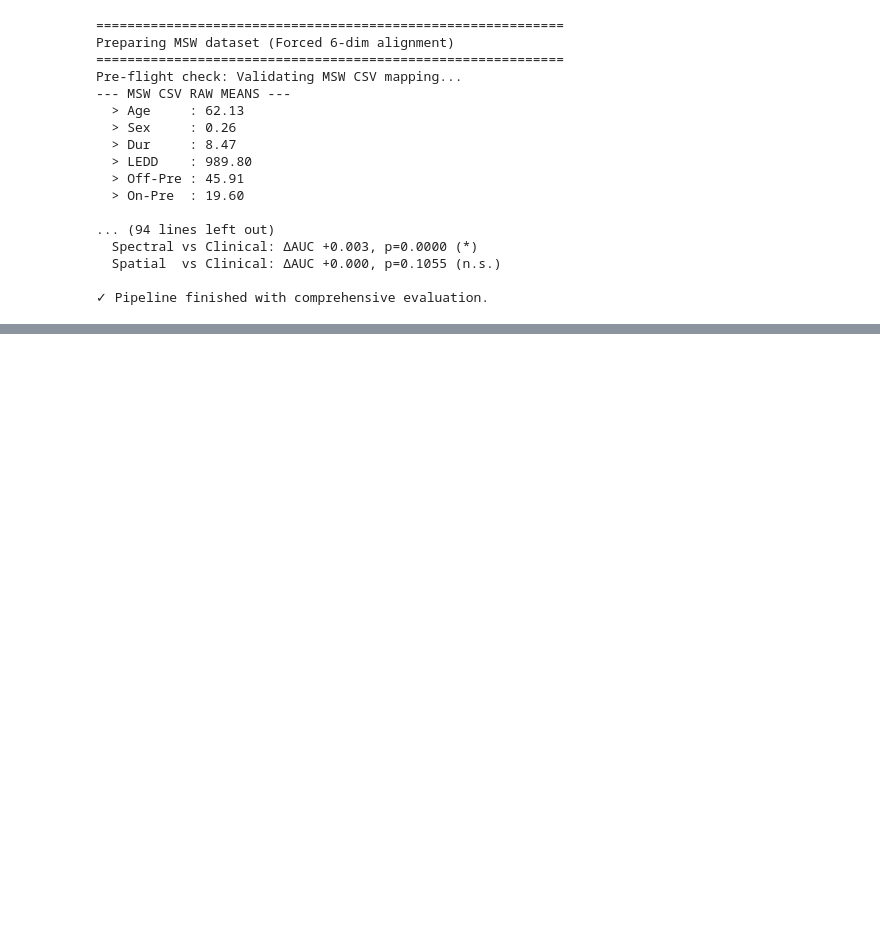
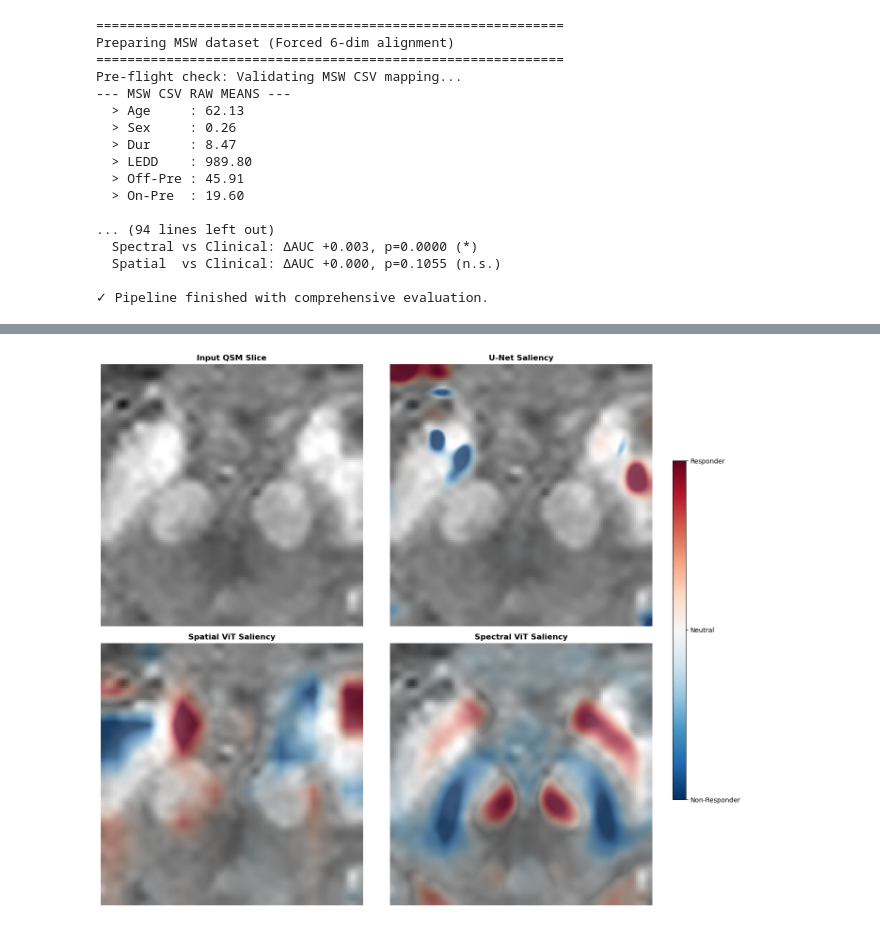
Before and after one commit to agr78/spectralViT, a Jupyter notebook: zvit.ipynb, the cells around one changed output, grey strips where cells are left out. Drawn from its saved outputs; the diff is of its cells as text; code cells hidden in the pictures; blank space fills up the shorter version.

```diff
--- a/zvit.ipynb
+++ b/zvit.ipynb
@@ -49,7 +49,7 @@ def compute_comprehensive_metrics(y_true, y_prob, threshold):
     }
 
 # Configuration
-device = torch.device("cuda:3" if torch.cuda.is_available() else "cpu")
+device = torch.device("cuda:1" if torch.cuda.is_available() else "cpu")
 N_FOLDS = 5
 EPOCHS = 100
 JITTER_STD = 0.1
@@ -304,6 +304,7 @@ print("STEP 3: FINAL CROSS-VALIDATION EVALUATION")
 print("="*60)
 
 eval_skf = StratifiedKFold(n_splits=N_FOLDS, shuffle=True, random_state=0)
+clinical_fold_weights = []
 all_cv_probs_ct, all_cv_probs_sp, all_cv_probs_va, all_cv_labels = [], [], [], []
 fold_preds_ct, fold_preds_sp, fold_preds_spatial = [], [], []
 fold_thresholds_ct, fold_thresholds_sp, fold_thresholds_va = [], [], []
@@ -336,7 +337,7 @@ for fold_idx, (train_subj_idx, val_subj_idx) in enumerate(eval_skf.split(unique_
         loss = criterion(m_ct(X_train_clin_t + torch.randn_like(X_train_clin_t)*JITTER_STD), y_train_t, weight=w)
         loss.backward(); opt_ct.step()
     m_ct.eval(); [p.requires_grad_(False) for p in m_ct.parameters()]
-
+    clinical_fold_weights.append(m_ct.state_dict())
     m_sp = ResidualSpectral(m_ct, SpectralViT(n_inputs=N_PCA_COMPONENTS)).to(device)
     opt_sp = optim.Adam(m_sp.m_res.parameters(), lr=1e-4)
     for _ in range(EPOCHS):
@@ -428,0 +895,82 @@ Pre-flight check: Validating MSW CSV mapping...
+# %%
+def find_most_agreed_slice(f_pca, m_sp, m_va, m_un, X_te_raw, X_te_pca, subj_idx, slices_per_subj=71):
+    """
+    Identifies the best slice within the middle +/- 2 slices of a subject.
+    """
+    m_sp.eval(); m_va.eval(); m_un.eval()
+    device = next(m_un.parameters()).device
+
+    # Calculate the central slice index for this subject
+    subj_start = subj_idx * slices_per_subj
+    central_rel_idx = slices_per_subj // 2
+
+    # Define the 5-slice window: [center-2, center-1, center, center+1, center+2]
+    search_window = range(central_rel_idx - 2, central_rel_idx + 3)
+
+    consensus_scores = []
+    global_indices = []
+
+    for rel_idx in search_window:
+        idx = subj_start + rel_idx
+        global_indices.append(idx)
+
+        # --- 1. U-Net Saliency ---
+        xi_t = torch.from_numpy(X_te_raw[idx:idx+1]).view(-1, 1, 128, 128).float().to(device).requires_grad_(True)
+
+        with torch.enable_grad():
+            out_un = m_un(xi_t)
+            # Targeting single node or class 1
+            score_un = out_un[:, 1].sum() if out_un.dim() > 1 and out_un.shape[1] > 1 else out_un.sum()
+            grad_un = torch.autograd.grad(score_un, xi_t)[0]
+
+        un_map = np.abs(grad_un.detach().cpu().numpy().squeeze())
+        un_map = (un_map - un_map.min()) / (un_map.max() + 1e-8)
+
+        # --- 2. Spatial ViT Attention ---
+        with torch.no_grad():
+            b, p_size, n_p = xi_t.shape[0], m_va.m_res.patch_size, m_va.m_res.n_patches
+            x = xi_t.unfold(2, p_size, p_size).unfold(3, p_size, p_size)
+            x = m_va.m_res.proj(x.contiguous().view(b, n_p, -1)) + m_va.m_res.pos_embed
+            _, attn = m_va.m_res.transformer.layers[0].self_attn(x.permute(1,0,2), x.permute(1,0,2), x.permute(1,0,2))
+
+            grid_size = int(np.sqrt(attn.shape[-1]))
+            spat_map = F.interpolate(attn.mean(1).view(b, 1, grid_size, grid_size),
+                                   size=(128,128), mode='bilinear').cpu().numpy().squeeze()
+            spat_map = (spat_map - spat_map.min()) / (spat_map.max() + 1e-8)
+
+            # --- 3. Spectral ViT Projection ---
+            xp_t = torch.from_numpy(X_te_pca[idx:idx+1]).float().to(device)
+            raw_w = m_sp.m_res.fc.weight.detach().cpu().numpy().squeeze()
+            spec_feat = xp_t.cpu().numpy().squeeze()
+            spec_map = np.abs((raw_w * spec_feat) @ f_pca.components_).reshape(128, 128)
+            spec_map = (spec_map - spec_map.min()) / (spec_map.max() + 1e-8)
+
+        # Voxel-wise consensus product
+        consensus = un_map * spat_map * spec_map
+        consensus_scores.append(np.sum(consensus))
+
+    # Identify the global index of the winner within that 5-slice window
+    best_idx = global_indices[np.argmax(consensus_scores)]
+    return best_idx
+
+# --- Execution ---
+subject_to_check = 37
+best_idx = find_most_agreed_slice(f_pca, m_sp, m_va, m_un_res, X_te_slices, X_test_pca, subject_to_check)
+
+# 1. Determine the label and color
+gt_val = y_te_slices[best_idx]
+label_text = "RESPONDER" if gt_val == 1 else "NON-RESPONDER"
+label_color = "green" if gt_val == 1 else "red"
+
+print(f"Optimal Consensus Slice (within +/- 2 of center): {best_idx}")
+print(f"Clinical Status: {label_text}")
+
+# 2. Run your visualization
+viz_clinical_residual_saliency(f_pca, m_sp, m_va, m_un_res, X_te_slices, X_test_pca, idx=best_idx)
+
+# 3. Add the bold label to the top of the plot
+plt.gcf().text(0.5, 0.96, f"Subject {subject_to_check + 1} | True Status: {label_text}",
+               fontsize=16, ha='center', fontweight='bold', color=label_color)
+
+plt.show()
+# %% [output]
@@ -428,0 +979 @@ Pre-flight check: Validating MSW CSV mapping...
+[figure, added]
```
Also changed, not shown: parts of 6 cells of this notebook.
